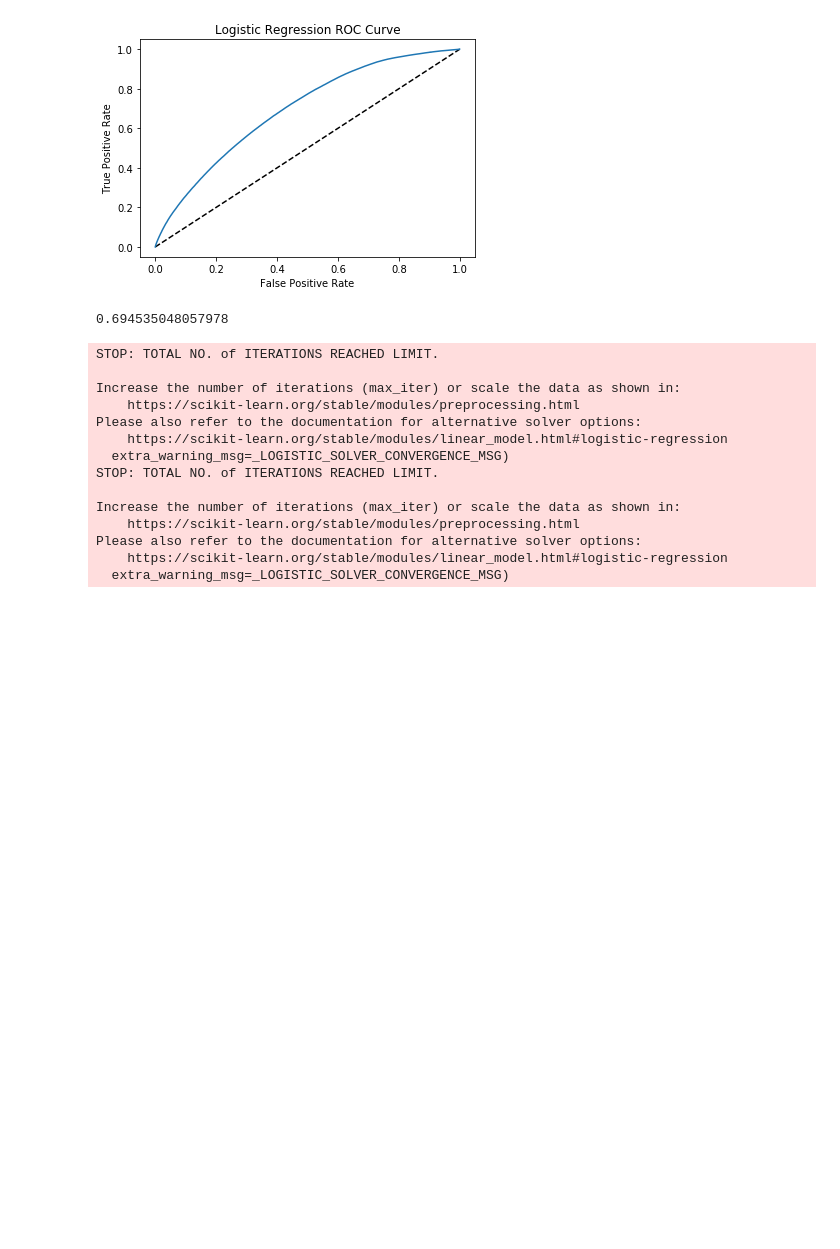
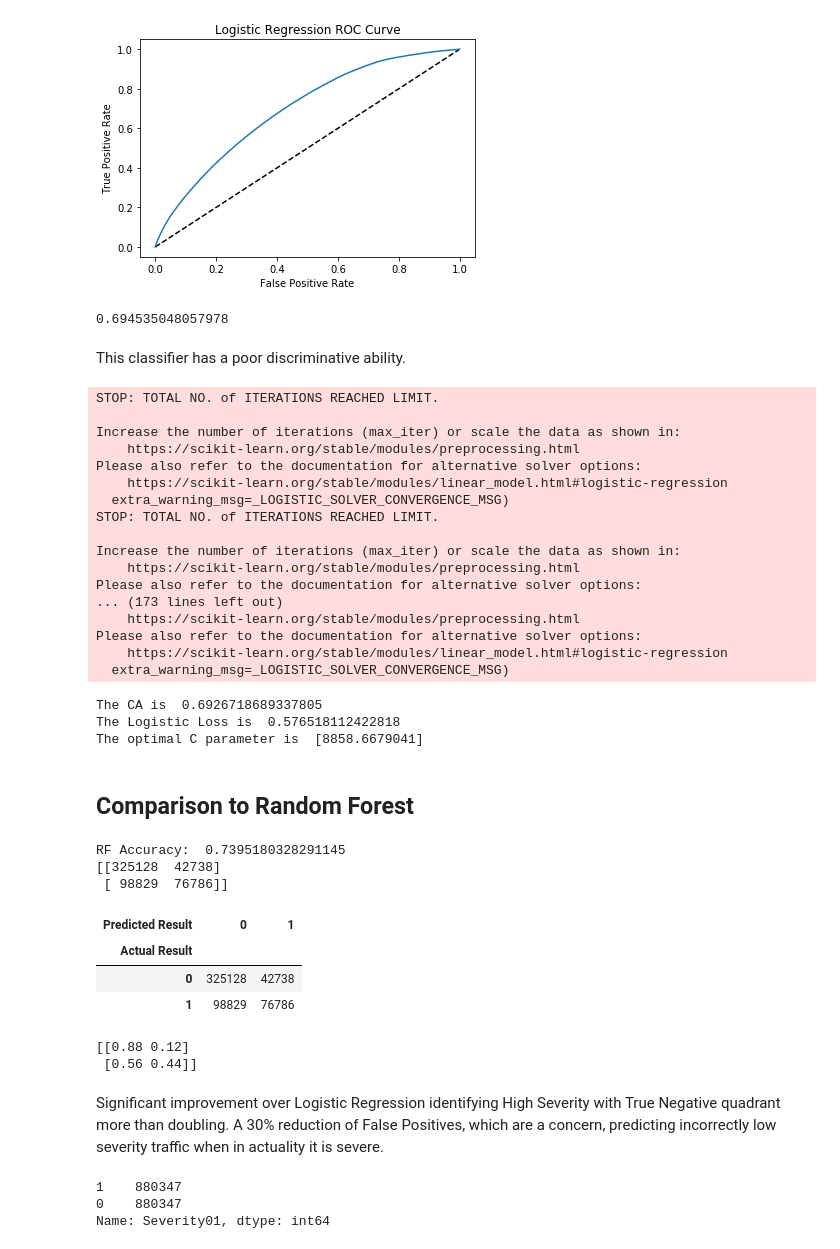
Before and after one commit to gibsongGH/Weather-Accident-Severity, a Jupyter notebook: notebooks/_Step 4 - Building A Model.ipynb, the cells around one changed output. Saved outputs shown, nothing was run; the diff lists cells and outputs as text; code cells hidden in the pictures; blank space fills up the shorter version.

```diff
--- a/notebooks/_Step 4 - Building A Model.ipynb
+++ b/notebooks/_Step 4 - Building A Model.ipynb
@@ -289,6 +255,8 @@ plt.show()
 roc_auc_score(y_test, y_pred_prob)
 # %% [output]
 0.694535048057978
+# %% [markdown]
+This classifier has a poor discriminative ability.
 # %%
 # Hyperparameter C
 from sklearn.linear_model import LogisticRegressionCV
@@ -297,6 +265,10 @@ kf = KFold(n_splits = 3, random_state = 0, shuffle = True)
 Logreg3 = LogisticRegressionCV(cv=kf, random_state=15, Cs = C_List)
 Logreg3.fit(X2_train, y_train)
 print("The CA is ", Logreg3.score(X2_test, y_test))
+pred_proba_t = Logreg3.predict_proba(X2_test)
+log_loss3 = log_loss(y_test, pred_proba_t)
+print("The Logistic Loss is ", log_loss3)
+print("The optimal C parameter is ", Logreg3.C_)
 # %% [output]
 STOP: TOTAL NO. of ITERATIONS REACHED LIMIT.
 
@@ -310,5 +282,13 @@ STOP: TOTAL NO. of ITERATIONS REACHED LIMIT.
 Increase the number of iterations (max_iter) or scale the data as shown in:
     https://scikit-learn.org/stable/modules/preprocessing.html
 Please also refer to the documentation for alternative solver options:
+... (173 lines left out)
+    https://scikit-learn.org/stable/modules/preprocessing.html
+Please also refer to the documentation for alternative solver options:
     https://scikit-learn.org/stable/modules/linear_model.html#logistic-regression
   extra_warning_msg=_LOGISTIC_SOLVER_CONVERGENCE_MSG)
+The CA is  0.6926718689337805
+The Logistic Loss is  0.576518112422818
+The optimal C parameter is  [8858.6679041]
+# %% [markdown]
+## Comparison to Random Forest
@@ -314,0 +297,56 @@ Please also refer to the documentation for alternative solver options:
+# %%
+# Run a plain RF on recreated original X, y
+from sklearn.ensemble import RandomForestClassifier
+
+# Due to robustness of Random Forest classifiers, the following pre-processing for Logistic Regression was not made:
+    # Dropping high correlation feature Wind Chill
+    # Creating binary dummy features for very low variance 'Distance', 'Precipitation', 'Visibility'
+
+rfset = data.drop(['Weather_Timestamp', 'Weather_Condition', 'ID', 'Source', 'Severity', 'SeverityLoHi', 'Start_Time', 'End_Time', 'Start_Lat', 'Start_Lng', 'Description', 'Wind_Direction', 'Street', 'Side', 'City', 'County', 'State', 'Zipcode', 'Zip2', 'Country', 'Timezone', 'Airport_Code', 'Duration', 'Month', 'Sunrise_Sunset', 'Civil_Twilight', 'Nautical_Twilight', 'Astronomical_Twilight', 'PrecipitationZero', 'DistanceZero', 'VisibilityTen'], axis = 1)
+rfset = pd.get_dummies(data = rfset, columns = ['Weather_Group', 'weekday', 'hour'] )
+
+# Separate X, y, train, test, validate
+yrf = rfset.Severity01
+Xrf = rfset.drop(['Severity01'], axis=1)
+
+Xrf_train, Xrf_test, yrf_train, yrf_test = train_test_split(Xrf, yrf, test_size = 0.2, random_state=7, stratify=y)
+Xrf_train, Xrf_valid, yrf_train, yrf_valid = train_test_split(Xrf_train, yrf_train, test_size = 0.1, random_state=7, stratify=y)
+
+rf = RandomForestClassifier()
+rf.fit(Xrf_train, yrf_train)
+
+yrf_pred= rf.predict(Xrf_test)
+print("RF Accuracy: ", rf.score(Xrf_test, yrf_test))
+# %% [output]
+RF Accuracy:  0.7395180328291145
+[[325128  42738]
+ [ 98829  76786]]
+# %%
+# Confusion Matrix
+pd.crosstab(yrf_test, yrf_pred, rownames=['Actual Result'], colnames=['Predicted Result'])
+# %% [output]
+| Predicted Result | 0 | 1 |
+| Actual Result |  |  |
+| 0 | 325128 | 42738 |
+| 1 | 98829 | 76786 |
+# %%
+# Confusion Matrix percentages
+cm = confusion_matrix(yrf_test, yrf_pred)
+cmpct = np.round(cm / cm.sum(axis=1).reshape(-1,1), 2)
+print(cmpct)
+# %% [output]
+[[0.88 0.12]
+ [0.56 0.44]]
+# %% [markdown]
+Significant improvement over Logistic Regression identifying High Severity with True Negative quadrant more than doubling.  A 30% reduction of False Positives, which are a concern, predicting incorrectly low severity traffic when in actuality it is severe.
+# %%
+# Are high severity incidents under-represented?  Equalize count with low severity.
+high_count = rfset.Severity01[rfset.Severity01 == 1].count()
+equaldf = rfset[rfset.Severity01 == 1]
+lows = rfset[rfset.Severity01 == 0].sample(n=high_count, random_state=7)
+equaldf = equaldf.append(lows)
+equaldf.Severity01.value_counts()
+# %% [output]
+1    880347
+0    880347
+Name: Severity01, dtype: int64
```
Also changed, not shown: parts of 34 cells of this notebook.
